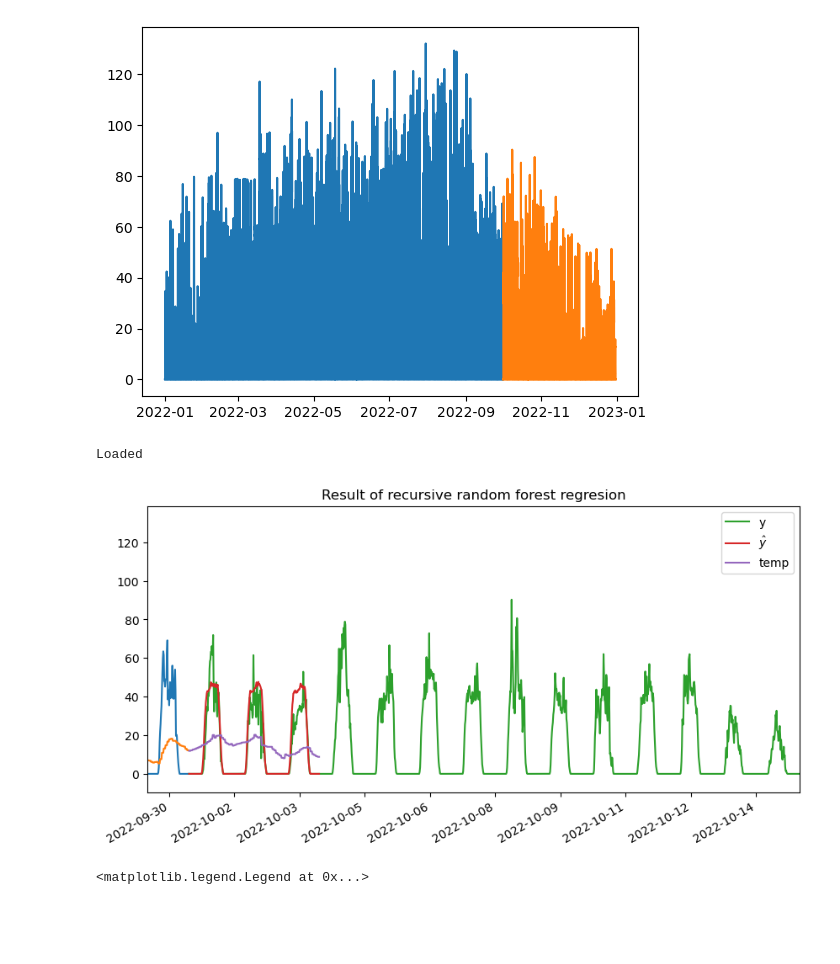
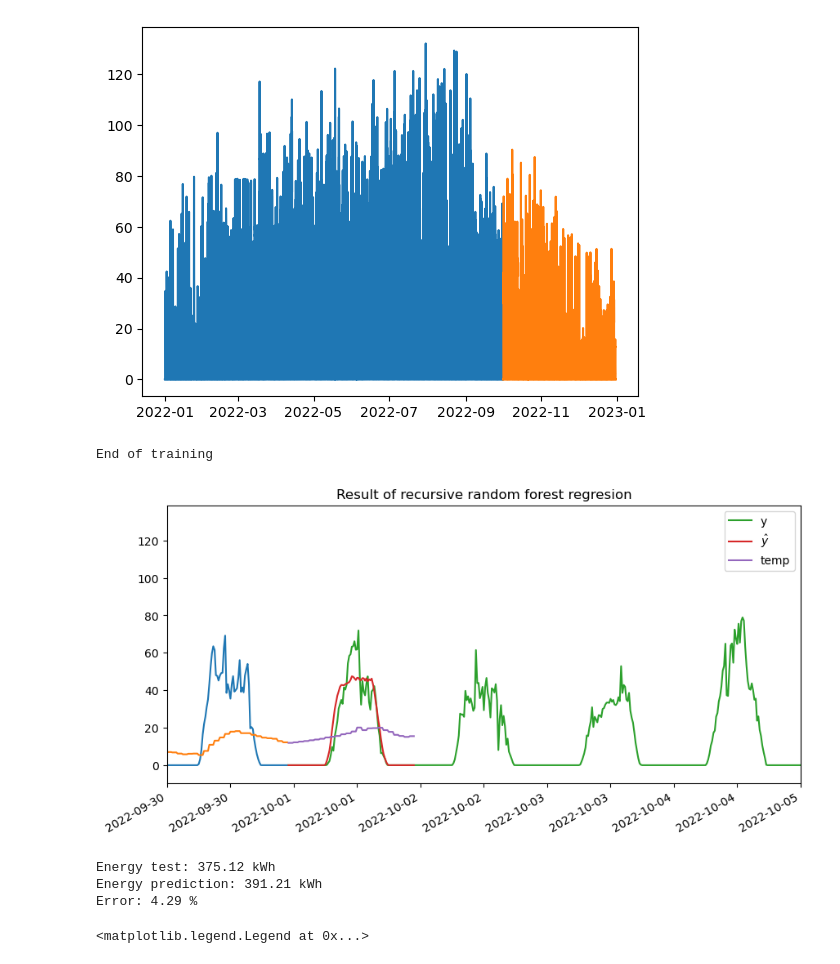
Before and after one commit to SpongeStark/Pre-PhD, a Jupyter notebook: demo/PV_2022_limit_configuration.ipynb, the cells around one changed output. Drawn from its saved outputs; the diff is of its cells as text; code cells hidden in the pictures; blank space fills up the shorter version.

Commit message:
ENERGY CALCULOUS

```diff
--- a/demo/PV_2022_limit_configuration.ipynb
+++ b/demo/PV_2022_limit_configuration.ipynb
@@ -6,8 +6,8 @@ import numpy as np
 import pandas as pd
 # root_proj = Path("/Users/yk/Documents/Projects/Pre-PhD")
 # root_proj = Path("/Users/VERTPOM-UPJV/Documents/Banque_de_l'energie_V2/Data_prediction_K/Pre-PhD")
-root_proj = Path("/Users/alesk/Documents/Git-repo/Pre-PhD")
-# root_proj = Path("D:/GIT-REPO/Pre-PhD")
+# root_proj = Path("/Users/alesk/Documents/Git-repo/Pre-PhD")
+root_proj = Path("D:/GIT-REPO/Pre-PhD")
 if str(root_proj/"src") not in sys.path:
     sys.path.append(str(root_proj/"src"))
 # %%
@@ -339,8 +339,8 @@ from lightgbm import LGBMRegressor
 days = 30
 forecaster = ForecasterRecursive(
     # regressor = XGBRegressor(n_estimators=460, learning_rate=0.01, random_state=42),
-        regressor = LGBMRegressor(random_state=15926, verbose=-1),
-    # regressor = RandomForestRegressor(random_state=42),
+        # regressor = LGBMRegressor(random_state=15926, verbose=-1),
+    regressor = RandomForestRegressor(random_state=42),
     lags = int((60/15)*24*days), # use previous month
     window_features = RollingFeatures(stats=['max','std'], window_sizes=int((60/15)*24))
 )
@@ -383,35 +383,51 @@ else:
         log = json.load(f)
     print("Loaded")
 # %% [output]
-Loaded
+End of training
 # %%
-yhat_test = forecaster.predict(steps=96*3, exog=df_test[['temp']])
+yhat_test = forecaster.predict(steps=96, exog=df_test[['temp']])
 # %%
 # Save and display the plot
 import matplotlib.ticker as ticker
 fig, ax = plt.subplots(figsize=(10, 5))
 ax.set_title("Result of recursive random forest regresion")
 ax.plot(df_train['Date'],df_train['PV'])
 ax.plot(df_train['Date'],df_train['temp'])
 ax.plot(df_test['Date'], df_test['PV'], label='y')
-ax.plot(df_test['Date'][:96*3], yhat_test, label=r'$\hat{y}$')
-ax.plot(df_test['Date'][:96*3],df_test['temp'][:96*3], label='temp')
+ax.plot(df_test['Date'][:96], yhat_test, label=r'$\hat{y}$')
+ax.plot(df_test['Date'][:96],df_test['temp'][:96], label='temp')
 # ax.plot(df_after.Date.dt.tz_localize(None), df_after['PV'], label='After')
 
 ax.xaxis.set_major_locator(ticker.MaxNLocator(nbins=10))
 
-ax.set_xlim(pd.Timestamp('2022-09-30'), pd.Timestamp('2022-10-15'))
+ax.set_xlim(pd.Timestamp('2022-09-30'), pd.Timestamp('2022-10-05'))
 
 # optional: minor ticks every 6 hours
 # ax.xaxis.set_minor_locator(mdates.HourLocator(interval=6))
 
 ax.legend()
 
 fig.autofmt_xdate() # for rotation
 fig.savefig(output_dir / "prediction_test.png", dpi=300, bbox_inches='tight')
 plt.show()
 # %% [output]
-[figure, old version]
+[figure, new version]
+# %%
+energy_test = []
+energy_pred = []
+for i in range(96):
+    energy_test.append(df_test['PV'].iloc[i]*0.25) # 15min = 0.25h
+    energy_pred.append(yhat_test.iloc[i]*0.25) # 15min = 0.25h (positional access to avoid KeyError)
+energy_test = sum(energy_test)
+energy_pred = sum(energy_pred)
+error = abs(energy_test-energy_pred)*100/energy_test
+print(f"Energy test: {energy_test:.2f} kWh")
+print(f"Energy prediction: {energy_pred:.2f} kWh")
+print(f"Error: {error:.2f} %")
+# %% [output]
+Energy test: 375.12 kWh
+Energy prediction: 391.21 kWh
+Error: 4.29 %
 # %%
 fig, ax = plt.subplots(figsize=(10, 5))
 ax.set_title("Result of recursive random forest regresion")
```
